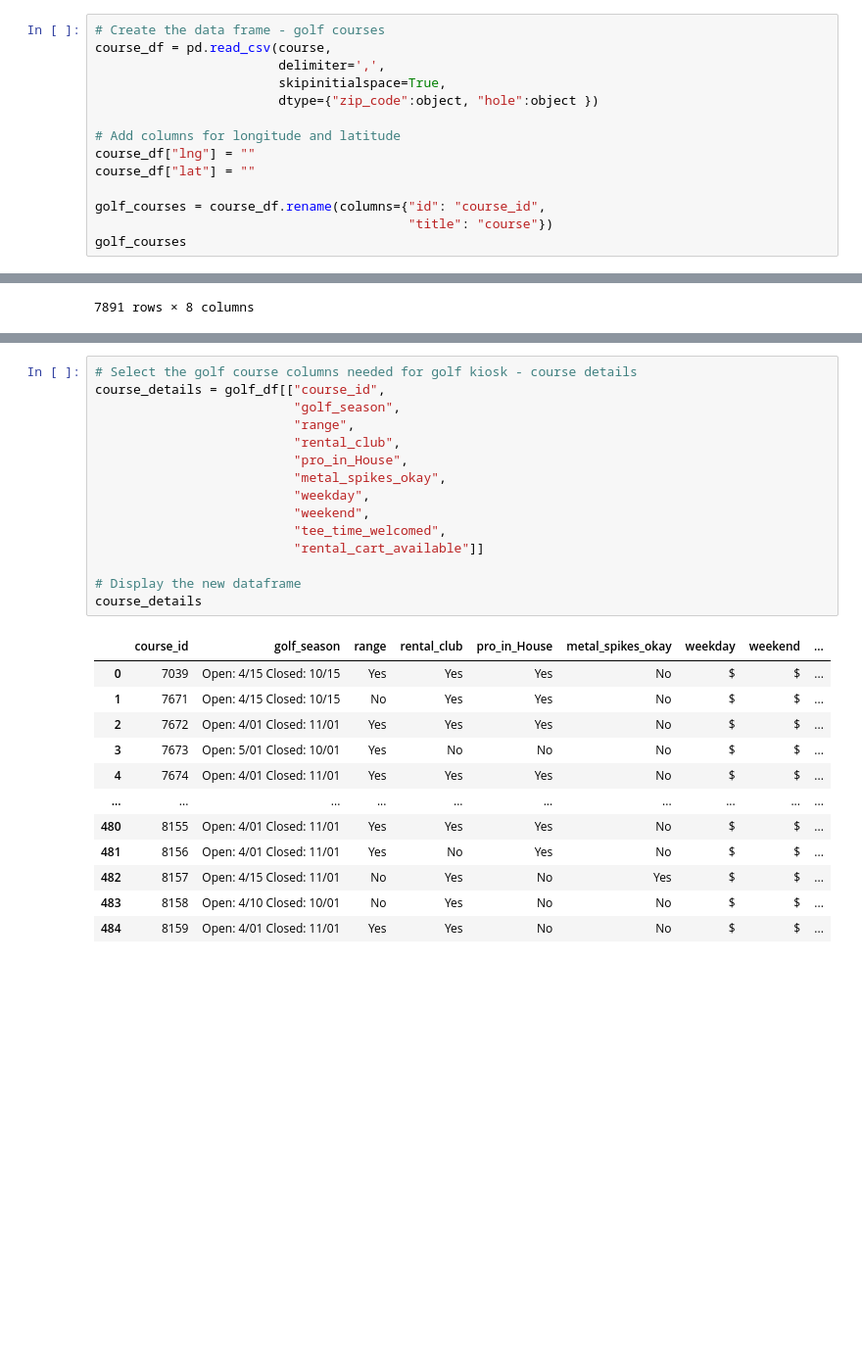
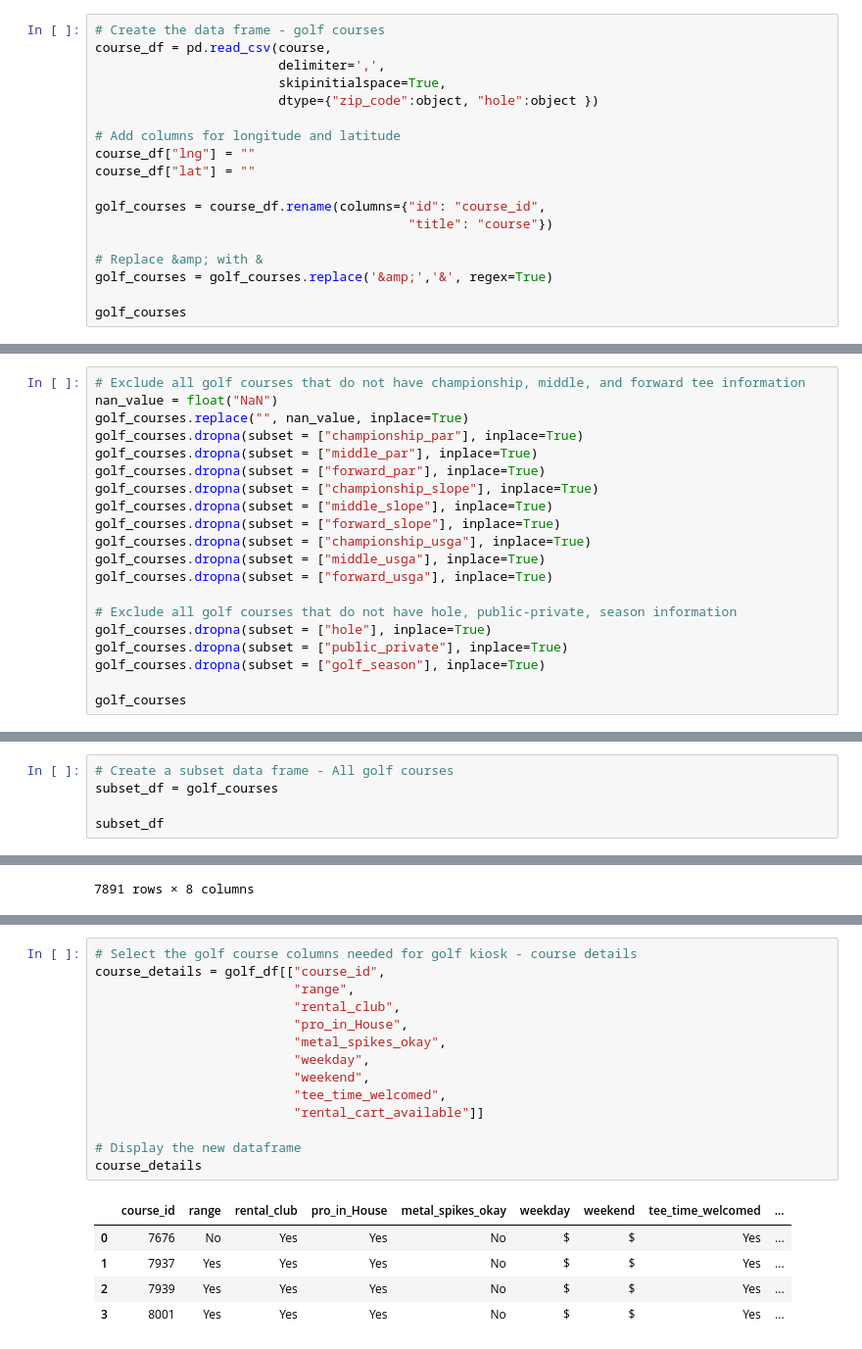
Before and after one commit to emilyfrels/project-2, a Jupyter notebook: golf_ETL.ipynb, the cells around one changed output, grey strips where cells are left out. Shown at 98% size. Saved outputs shown, nothing was run; the diff lists cells and outputs as text; blank space fills up the shorter version.

```diff
--- a/golf_ETL.ipynb
+++ b/golf_ETL.ipynb
@@ -35,6 +35,10 @@ course_df["lat"] = ""
 
 golf_courses = course_df.rename(columns={"id": "course_id",
                                          "title": "course"})
+
+# Replace &amp; with &
+golf_courses = golf_courses.replace('&amp;','&', regex=True)
+
 golf_courses
 # %% [output]
 |  | course_id | city_id | course | street | address | zip_code | phone | hole | architect | year_built | ... |
@@ -50,3 +54,23 @@ golf_courses
 | 15604 | 15753 | 8222 | Wheatland Golf Club | 1253 E Cole | Wheatland, Wyoming 82201 | 82201 | (307) 322-3675 | 9 | NaN | 1960 | ... |
 | 15605 | 15754 | 8223 | Green Hills Municipal Golf Course | 1455 Airport Rd | Worland, Wyoming 82401 | 82401 | (307) 347-8972 | 18 | Local Designers | 1961 | ... |
 15606 rows × 36 columns
+# %%
+# Exclude all golf courses that do not have championship, middle, and forward tee information
+nan_value = float("NaN")
+golf_courses.replace("", nan_value, inplace=True)
+golf_courses.dropna(subset = ["championship_par"], inplace=True)
+golf_courses.dropna(subset = ["middle_par"], inplace=True)
+golf_courses.dropna(subset = ["forward_par"], inplace=True)
+golf_courses.dropna(subset = ["championship_slope"], inplace=True)
+golf_courses.dropna(subset = ["middle_slope"], inplace=True)
+golf_courses.dropna(subset = ["forward_slope"], inplace=True)
+golf_courses.dropna(subset = ["championship_usga"], inplace=True)
+golf_courses.dropna(subset = ["middle_usga"], inplace=True)
+golf_courses.dropna(subset = ["forward_usga"], inplace=True)
+
+# Exclude all golf courses that do not have hole, public-private, season information
+golf_courses.dropna(subset = ["hole"], inplace=True)
+golf_courses.dropna(subset = ["public_private"], inplace=True)
+golf_courses.dropna(subset = ["golf_season"], inplace=True)
+
+golf_courses
@@ -108,3 +133,8 @@ subset_df
+# %%
+# Create a subset data frame - All golf courses
+subset_df = golf_courses
+
+subset_df
 # %%
 # Create the data frame - golf cities
 city_df = pd.read_csv(city, delimiter=',', skipinitialspace=True)
@@ -300,28 +307,20 @@ course_info
 # %%
 # Select the golf course columns needed for golf kiosk - course details
 course_details = golf_df[["course_id",
-                          "golf_season",
                           "range",
                           "rental_club",
                           "pro_in_House",
                           "metal_spikes_okay",
                           "weekday",
                           "weekend",
                           "tee_time_welcomed",
                           "rental_cart_available"]]
 
 # Display the new dataframe
 course_details
 # %% [output]
-|  | course_id | golf_season | range | rental_club | pro_in_House | metal_spikes_okay | weekday | weekend | ... |
-| 0 | 7039 | Open: 4/15 Closed: 10/15 | Yes | Yes | Yes | No | $ | $ | ... |
-| 1 | 7671 | Open: 4/15 Closed: 10/15 | No | Yes | Yes | No | $ | $ | ... |
-| 2 | 7672 | Open: 4/01 Closed: 11/01 | Yes | Yes | Yes | No | $ | $ | ... |
-| 3 | 7673 | Open: 5/01 Closed: 10/01 | Yes | No | No | No | $ | $ | ... |
-| 4 | 7674 | Open: 4/01 Closed: 11/01 | Yes | Yes | Yes | No | $ | $ | ... |
-| ... | ... | ... | ... | ... | ... | ... | ... | ... | ... |
-| 480 | 8155 | Open: 4/01 Closed: 11/01 | Yes | Yes | Yes | No | $ | $ | ... |
-| 481 | 8156 | Open: 4/01 Closed: 11/01 | Yes | No | Yes | No | $ | $ | ... |
-| 482 | 8157 | Open: 4/15 Closed: 11/01 | No | Yes | No | Yes | $ | $ | ... |
-| 483 | 8158 | Open: 4/10 Closed: 10/01 | No | Yes | No | No | $ | $ | ... |
-| 484 | 8159 | Open: 4/01 Closed: 11/01 | Yes | Yes | No | No | $ | $ | ... |
+|  | course_id | range | rental_club | pro_in_House | metal_spikes_okay | weekday | weekend | tee_time_welcomed | ... |
+| 0 | 7676 | No | Yes | Yes | No | $ | $ | Yes | ... |
+| 1 | 7937 | Yes | Yes | Yes | No | $ | $ | Yes | ... |
+| 2 | 7939 | Yes | Yes | Yes | No | $ | $ | Yes | ... |
+| 3 | 8001 | Yes | Yes | Yes | No | $ | $ | Yes | ... |
```
Also changed, not shown: parts of 27 cells of this notebook, 1 other file.
